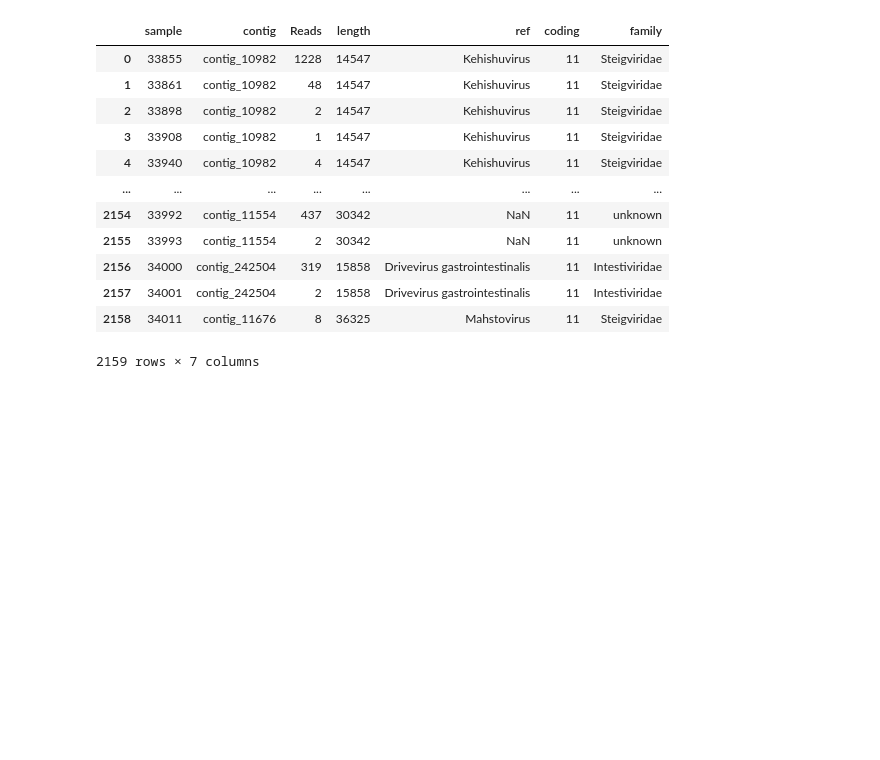
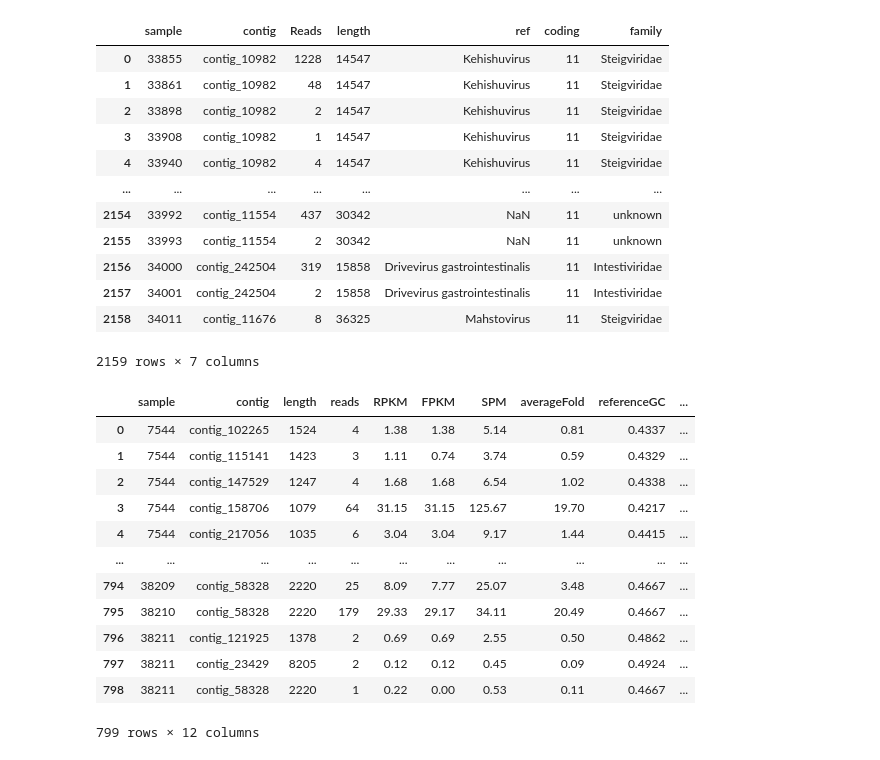
Before and after one commit to linsalrob/EdwardsLab, a Jupyter notebook: crAssphage/metagenomes/crassus.ipynb, the cells around one changed output. Saved outputs shown, nothing was run; the diff lists cells and outputs as text; code cells hidden in the pictures; blank space fills up the shorter version.

```diff
--- a/crAssphage/metagenomes/crassus.ipynb
+++ b/crAssphage/metagenomes/crassus.ipynb
@@ -119,0 +120,17 @@ annocont.to_csv("our_crassphage.tsv.", sep="\t", compression='gzip')
+# %%
+rdrp = pd.read_csv('rdrp_contig_count_table.tsv.gz',  sep="\t", compression='gzip')
+rdrp
+# %% [output]
+|  | sample | contig | length | reads | RPKM | FPKM | SPM | averageFold | referenceGC | ... |
+| 0 | 7544 | contig_102265 | 1524 | 4 | 1.38 | 1.38 | 5.14 | 0.81 | 0.4337 | ... |
+| 1 | 7544 | contig_115141 | 1423 | 3 | 1.11 | 0.74 | 3.74 | 0.59 | 0.4329 | ... |
+| 2 | 7544 | contig_147529 | 1247 | 4 | 1.68 | 1.68 | 6.54 | 1.02 | 0.4338 | ... |
+| 3 | 7544 | contig_158706 | 1079 | 64 | 31.15 | 31.15 | 125.67 | 19.70 | 0.4217 | ... |
+| 4 | 7544 | contig_217056 | 1035 | 6 | 3.04 | 3.04 | 9.17 | 1.44 | 0.4415 | ... |
+| ... | ... | ... | ... | ... | ... | ... | ... | ... | ... | ... |
+| 794 | 38209 | contig_58328 | 2220 | 25 | 8.09 | 7.77 | 25.07 | 3.48 | 0.4667 | ... |
+| 795 | 38210 | contig_58328 | 2220 | 179 | 29.33 | 29.17 | 34.11 | 20.49 | 0.4667 | ... |
+| 796 | 38211 | contig_121925 | 1378 | 2 | 0.69 | 0.69 | 2.55 | 0.50 | 0.4862 | ... |
+| 797 | 38211 | contig_23429 | 8205 | 2 | 0.12 | 0.12 | 0.45 | 0.09 | 0.4924 | ... |
+| 798 | 38211 | contig_58328 | 2220 | 1 | 0.22 | 0.00 | 0.53 | 0.11 | 0.4667 | ... |
+799 rows × 12 columns
```
Also changed, not shown: parts of 3 cells of this notebook, 5 other files.
